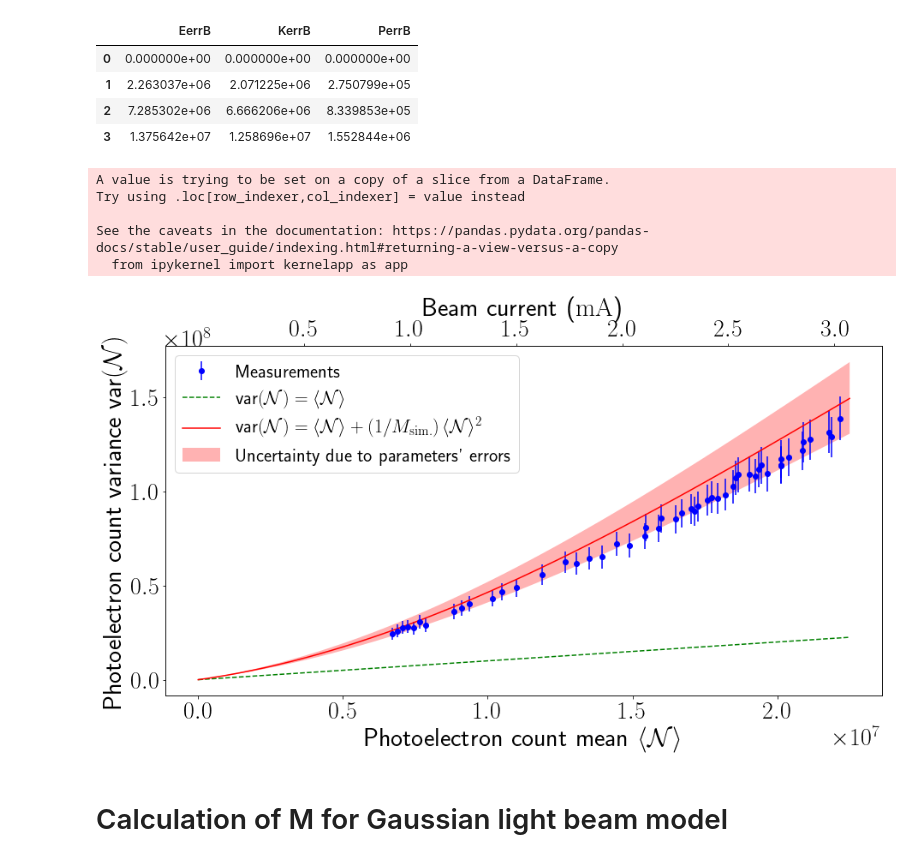
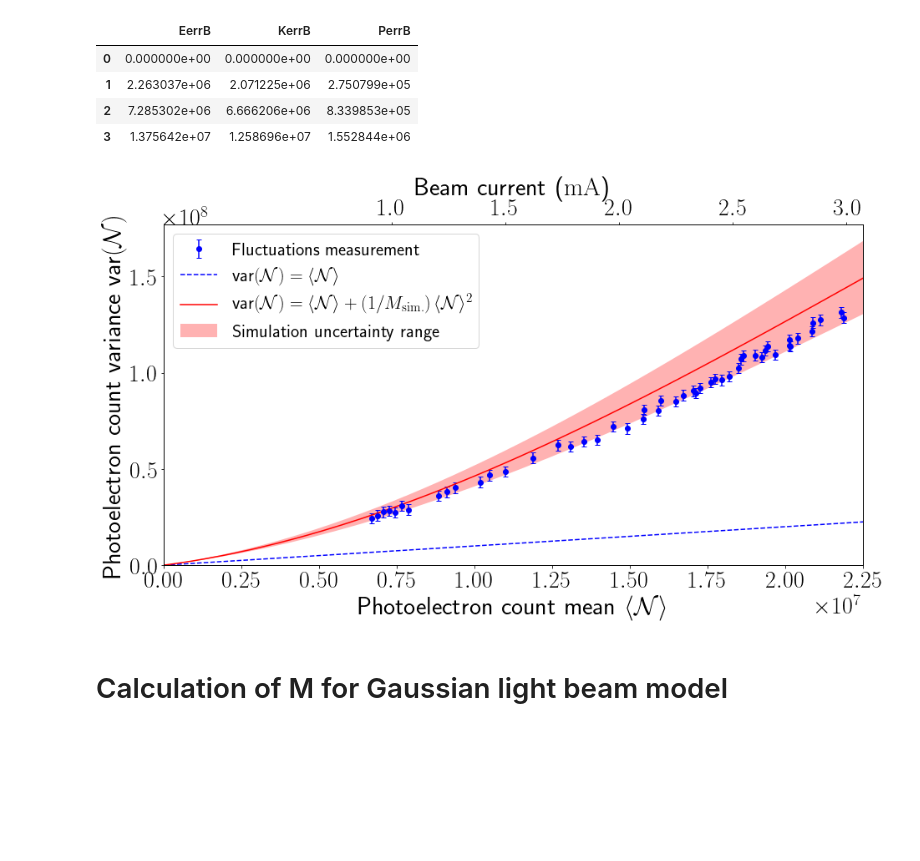
Before and after one commit to IharLobach/fur, a Jupyter notebook: shifts/shift_03_16_2020/round_and_round_long_plots/ROUND_with_M_calculation_with_beam_divergence.ipynb, the cells around one changed output. Drawn from its saved outputs; the diff is of its cells as text; code cells hidden in the pictures; blank space fills up the shorter version.

```diff
--- a/shifts/shift_03_16_2020/round_and_round_long_plots/ROUND_with_M_calculation_with_beam_divergence.ipynb
+++ b/shifts/shift_03_16_2020/round_and_round_long_plots/ROUND_with_M_calculation_with_beam_divergence.ipynb
@@ -193,56 +175,56 @@ hybrid_balance_error = get_from_config("HybridBalanceError")
 fit_errorbar = get_from_config("varN_error_fit")
 plt.rcParams["text.usetex"] =True
 plt.rc('text.latex', preamble=r'\usepackage{siunitx}')
-plt.rcParams.update({'font.size': 36,'legend.fontsize':22})
-plt.rcParams.update({'font.size': 28,'legend.fontsize':22})
+plt.rcParams.update({'font.size': 28,
+                     'legend.fontsize':22,
+                     'errorbar.capsize':3})
 fig, ax = plt.subplots(figsize=(15, 7.5))
 res_df_loaded = \
     pd.read_csv(shift.get_results_dir().fi('meas_ROUND_03_16_2020.csv'),
                 index_col=0)
-res_df_ROUND_no_outliers = res_df_loaded[res_df_loaded['N']<2.25e7]
+res_df_ROUND_no_outliers = res_df_loaded
 hybrid_errorbar = 2*hybrid_balance_error\
     *np.absolute(res_df_ROUND_no_outliers['varN'])
-error_bar = np.sqrt(hybrid_errorbar**2+fit_errorbar**2)
+error_bar = np.sqrt(0*hybrid_errorbar**2+fit_errorbar**2)
 res_df_ROUND_no_outliers['errorbar'] = error_bar
 ax.errorbar(cf*res_df_ROUND_no_outliers['N'],cf**2*res_df_ROUND_no_outliers['varN'],
             marker='o',linestyle='None',yerr=error_bar,color='b',
-            label = r'Measurements')
+            label = r'Fluctuations measurement')
 x_aux = np.linspace(0, theor_df['N'].values[-1], 100)
-ax.plot(x_aux, x_aux,color='green',linestyle='--',
+ax.set_xlim(0, x_aux[-1])
+ax.plot(x_aux, x_aux,color='blue',linestyle='--',
         label = r"var$\left(\mathcal{N}\right)=\langle\mathcal{N}\rangle$")
 ax.plot(theor_df['N'], theor_df['varN'], color='red',
         label = r"var$\left(\mathcal{N}\right)=\langle\mathcal{N}"
         r"\rangle+\left(1/M_{\mathrm{sim.}}\right)\langle\mathcal{N}\rangle^2$")
 ax.fill_between(
     theor_df['N'],
     theor_df['varN_bottom'],
     theor_df['varN_top'],
     facecolor='red', alpha=0.3,
-    label="Uncertainty due to parameters' errors")
+    label="Simulation uncertainty range")
+
+ax.set_xlim(0, ax.get_xlim()[1])
+ax.set_ylim(0, ax.get_ylim()[1])
 
 ax.set_ylabel(r"Photoelectron count variance var$\left(\mathcal{N}\right)$")
 ax.set_xlabel(r"Photoelectron count mean $\langle\mathcal{N}\rangle$")
 # ax.set_title(r"Round beam, no ND filters, variable beam current")
 handles, labels = plt.gca().get_legend_handles_labels()
 order = [3,0,1,2]
 ax.legend([handles[idx] for idx in order],[labels[idx] for idx in order])
 ax1 = ax.twiny()
 ax1.set_xlabel(r"Beam current (\SI{}{mA})")
 ax1.set_xlim(N_to_I*np.asarray(ax.get_xlim()))
 # xlim_max = theor_df['N'].values[-1]
 # ax.set_xlim(0,xlim_max)
 # ax1.set_xlim(0,xlim_max)
 ax1.set_xticks(ticks=ax1.get_xticks()[2:-1])
 plt.savefig(shift.get_results_dir().fi("round_beam.png"),
             dpi=300, bbox_inches='tight')
 plt.show()
 # %% [output]
-A value is trying to be set on a copy of a slice from a DataFrame.
-Try using .loc[row_indexer,col_indexer] = value instead
-
-See the caveats in the documentation: https://pandas.pydata.org/pandas-docs/stable/user_guide/indexing.html#returning-a-view-versus-a-copy
-  from ipykernel import kernelapp as app
-[figure, old version]
+[figure, new version]
 # %% [markdown]
 # Calculation of M for Gaussian light beam model
 # %% [markdown]
```
Also changed, not shown: parts of 2 cells of this notebook, 4 other files.
